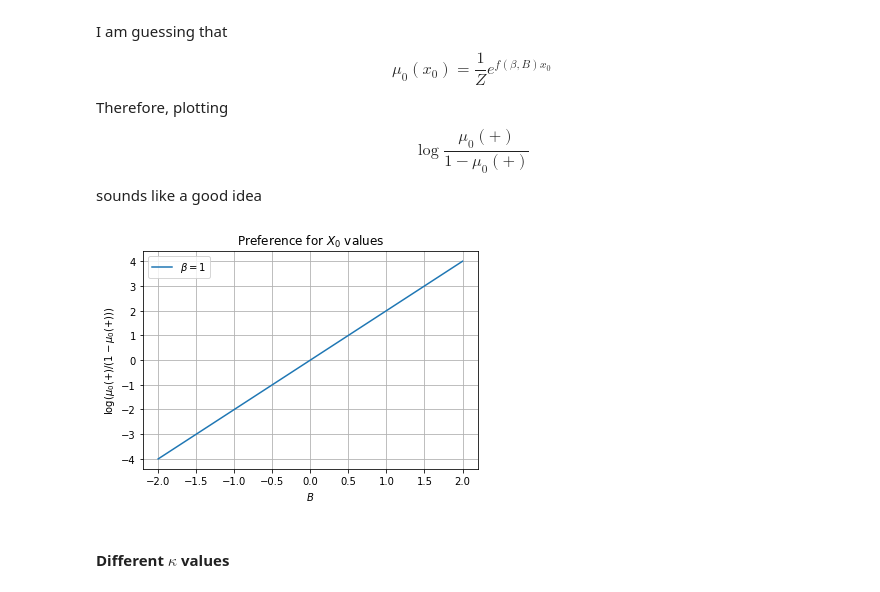
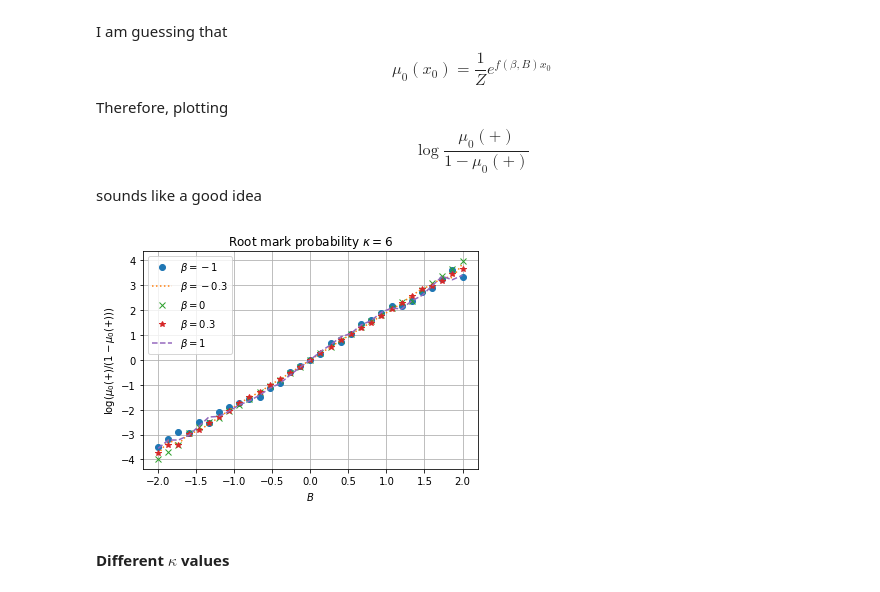
Before and after one commit to YizhongHu/statistical_mechanics_on_graphs, a Jupyter notebook: src/edward_anderson.ipynb, the cells around one changed output. Cells and saved outputs as stored; diff of their text form; code cells hidden in the pictures.

Commit message:
different beta at different kappa

```diff
--- a/src/edward_anderson.ipynb
+++ b/src/edward_anderson.ipynb
@@ -319,28 +319,32 @@ $$\mu_0(x_0) = \frac1Ze^{f(\beta, B)x_0}$$
 Therefore, plotting
 $$\log\frac{\mu_0(+)}{1-\mu_0(+)}$$
 sounds like a good idea
+# %%
+Bs = np.linspace(-2, 2, 31)
+kappa = 6
+betas = [-1, -0.3, 0, 0.3, 1]
+
+res = []
+
+for beta, m in zip(betas, ['o', ':', 'x', '*', '--']):
+    probabilities = []
+    for B in tqdm(Bs):
+        mu = optimize(beta=beta, B=B, kappa=kappa, ftol=1e-10)
+        probabilities.append(np.sum(mu[1]))
+
+    res.append(np.array(probabilities))
 # %%
-Bs = np.linspace(-2, 2, 51)
-beta = 1
+for probabilities, beta, m in zip(res, betas, ['o', ':', 'x', '*', '--']):
+    plt.plot(Bs, np.log(probabilities / (1 - probabilities)), m, label=f'$\\beta={beta}$')
 
-
-probabilities = []
-for B in Bs:
-    mu = optimize(beta=beta, B=B, kappa=2, ftol=1e-10)
-    probabilities.append(np.sum(mu[1]))
-
-probabilities = np.array(probabilities)
-
-plt.plot(Bs, np.log(probabilities / (1 - probabilities)), label=f'$\\beta={beta}$')
-
-plt.title('Preference for $X_0$ values')
+plt.title(f'Root mark probability $\\kappa={kappa}$')
 plt.xlabel('$B$')
 plt.ylabel('$\log(\mu_0(+) / (1-\mu_0(+)))$')
 plt.grid(True)
 plt.legend()
-plt.savefig('../img/EA_x0_B_logisitic.png')
+plt.savefig(f'../img/EA_x0_B_logisitic_kappa_{kappa}.png')
 # %% [output]
-[figure, old version]
+[figure, new version]
 # %% [markdown]
 #### Different $\kappa$ values
 # %%
```
Also changed, not shown: 6 other files.
